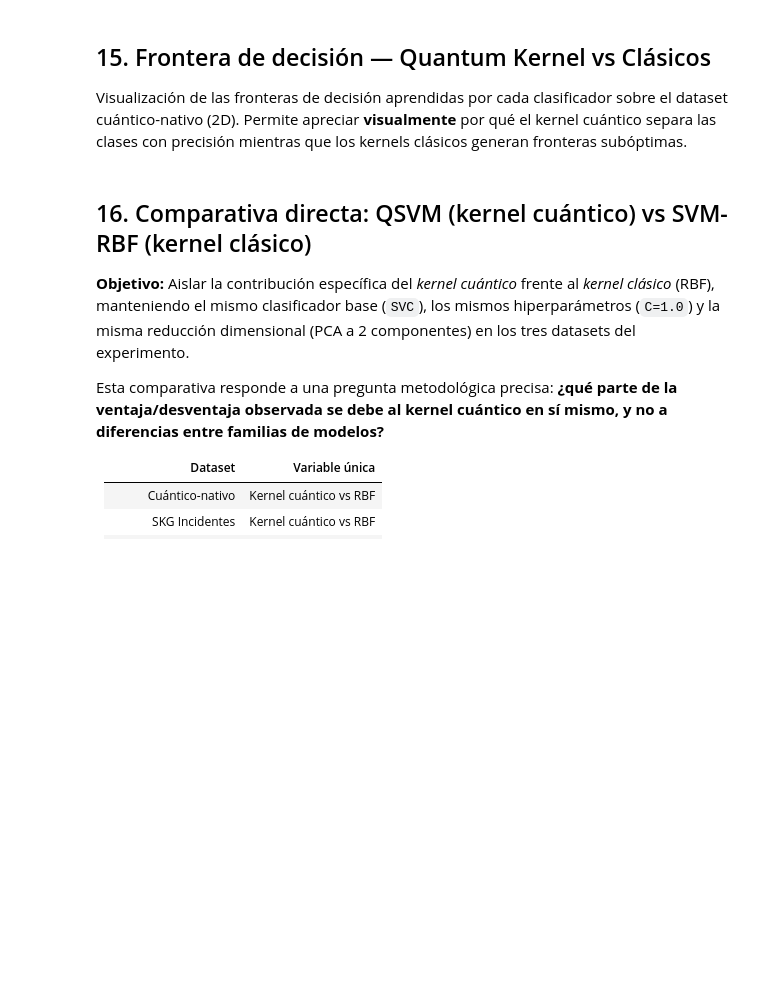
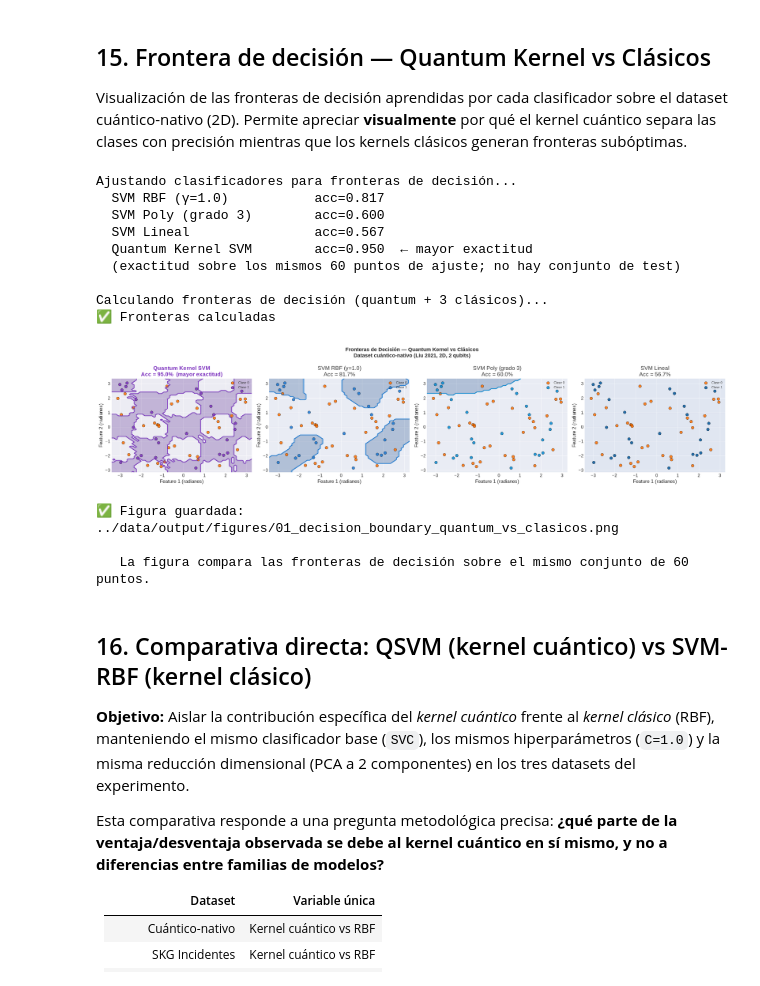
Before and after one commit to juandapradam12/OldUNIR-MasterQC-QuantumAdvantageInDataScienceOld, a Jupyter notebook: POCs/notebooks/01_clasificacion_quantum_vs_clasico.ipynb, the cells around one changed output. Cells and saved outputs as stored; diff of their text form; code cells hidden in the pictures; blank space fills up the shorter version.

```diff
--- a/POCs/notebooks/01_clasificacion_quantum_vs_clasico.ipynb
+++ b/POCs/notebooks/01_clasificacion_quantum_vs_clasico.ipynb
@@ -880,7 +871,7 @@ import warnings
 warnings.filterwarnings("ignore")
 
 # ── 13.1 Carga y preprocesamiento ─────────────────────────────────────────────
-SKG_PATH = Path("/Users/juanprada/Documents/TFM_ComputacionCuantica/Datos/incidents_movility.csv")
+SKG_PATH = Path.cwd().resolve().parents[1] / "Datos/incidents_movility.csv"
 df_skg = pd.read_csv(SKG_PATH, low_memory=False)
 
 # Filtrar solo las 2 clases principales (Simple=25, Con lesionado=26)
@@ -1241,6 +1244,7 @@ class QuantumKernelWrapper(SkSVC_db):
     """SVC que usa kernel cuántico para predicción sobre nuevos puntos."""
     def __init__(self, qkernel, X_train, y_train):
         super().__init__(kernel='precomputed', C=1.0)
+        self.qkernel, self.X_train, self.y_train = qkernel, X_train, y_train
         self.qkernel_ = qkernel
         self.X_train_ = X_train
         # fit con matriz precomputada
@@ -1257,16 +1261,19 @@ print("Ajustando clasificadores para fronteras de decisión...")
 qk_db_wrapper = QuantumKernelWrapper(qk_vis, X_vis, y_vis)
 acc_db_q = (qk_db_wrapper.predict(X_vis) == y_vis).mean()
 
+KEY_RBF, KEY_POLY, KEY_LIN = 'SVM RBF\n(γ=1.0)', 'SVM Poly\n(grado 3)', 'SVM Lineal'
 classicals_db = {
-    'SVM RBF\n(γ=1.0)':         SkSVC_db(kernel='rbf',    C=1.0, gamma=1.0).fit(X_vis, y_vis),
-    'SVM Poly\n(grado 3)':      SkSVC_db(kernel='poly',   C=1.0, degree=3).fit(X_vis, y_vis),
-    'SVM Lineal':                SkSVC_db(kernel='linear', C=1.0).fit(X_vis, y_vis),
+    KEY_RBF:  SkSVC_db(kernel='rbf',    C=1.0, gamma=1.0).fit(X_vis, y_vis),
+    KEY_POLY: SkSVC_db(kernel='poly',   C=1.0, degree=3).fit(X_vis, y_vis),
+    KEY_LIN:  SkSVC_db(kernel='linear', C=1.0).fit(X_vis, y_vis),
 }
 
-for name_db, clf_db in classicals_db.items():
-    acc_db = (clf_db.predict(X_vis) == y_vis).mean()
+acc_clasicos = {n: (m.predict(X_vis) == y_vis).mean() for n, m in classicals_db.items()}
+for name_db, acc_db in acc_clasicos.items():
     print(f"  {name_db.replace(chr(10),' '):<25} acc={acc_db:.3f}")
-print(f"  {'Quantum Kernel SVM':<25} acc={acc_db_q:.3f}  ← BEST")
+es_mejor = acc_db_q >= max(acc_clasicos.values())
+print(f"  {'Quantum Kernel SVM':<25} acc={acc_db_q:.3f}" + ("  ← mayor exactitud" if es_mejor else ""))
+print("  (exactitud sobre los mismos 60 puntos de ajuste; no hay conjunto de test)")
 
 # ── 15.2 Grilla para trazar fronteras ────────────────────────────────────────
 x_min, x_max = X_vis[:, 0].min() - 0.3, X_vis[:, 0].max() + 0.3
@@ -1279,45 +1286,57 @@ print("\nCalculando fronteras de decisión (quantum + 3 clásicos)...")
 # Cuántico sobre grilla
 Z_q = qk_db_wrapper.predict(grid).reshape(xx.shape)
 # Clásicos sobre grilla
-Z_rbf  = classicals_db['SVM RBF\n(γ=1.0)'].predict(grid).reshape(xx.shape)
-Z_poly = classicals_db['SVM Poly\n(grado 3)'].predict(grid).reshape(xx.shape)
-Z_lin  = classicals_db['SVM Lineal'].predict(grid).reshape(xx.shape)
+Z_rbf  = classicals_db[KEY_RBF].predict(grid).reshape(xx.shape)
+Z_poly = classicals_db[KEY_POLY].predict(grid).reshape(xx.shape)
+Z_lin  = classicals_db[KEY_LIN].predict(grid).reshape(xx.shape)
 print("✅ Fronteras calculadas")
 
 # ── 15.3 Visualización ───────────────────────────────────────────────────────
 fig, axes = plt.subplots(1, 4, figsize=(22, 5))
 fig.suptitle('Fronteras de Decisión — Quantum Kernel vs Clásicos\n'
              'Dataset cuántico-nativo (Liu 2021, 2D, 2 qubits)',
              fontsize=13, fontweight='bold')
 
 configs = [
-    (axes[0], Z_q,    '#7B2FBE', 'Purples',  f'Quantum Kernel SVM\nAcc = {acc_db_q:.1%}  ✅ MEJOR'),
-    (axes[1], Z_rbf,  '#1976D2', 'Blues',    f'SVM RBF (γ=1.0)\nAcc = {classicals_db["SVM RBF\\n(γ=1.0)"].score(X_vis,y_vis):.1%}'),
-    (axes[2], Z_poly, '#0288D1', 'Blues',    f'SVM Poly (grado 3)\nAcc = {classicals_db["SVM Poly\\n(grado 3)"].score(X_vis,y_vis):.1%}'),
-    (axes[3], Z_lin,  '#01579B', 'Blues',    f'SVM Lineal\nAcc = {classicals_db["SVM Lineal"].score(X_vis,y_vis):.1%}'),
+    (axes[0], Z_q,    '#7B2FBE', 'Purples',  f'Quantum Kernel SVM\nAcc = {acc_db_q:.1%}' + ('  (mayor exactitud)' if es_mejor else '')),
+    (axes[1], Z_rbf,  '#1976D2', 'Blues',    f'SVM RBF (γ=1.0)\nAcc = {acc_clasicos[KEY_RBF]:.1%}'),
+    (axes[2], Z_poly, '#0288D1', 'Blues',    f'SVM Poly (grado 3)\nAcc = {acc_clasicos[KEY_POLY]:.1%}'),
+    (axes[3], Z_lin,  '#01579B', 'Blues',    f'SVM Lineal\nAcc = {acc_clasicos[KEY_LIN]:.1%}'),
 ]
 
 for ax_db, Z, ec, cmap_db, title_db in configs:
     ax_db.contourf(xx, yy, Z, alpha=0.25, cmap=cmap_db)
     ax_db.contour(xx, yy, Z, colors=ec, linewidths=1.5, linestyles='-', levels=[0.5])
     # Puntos
     ax_db.scatter(X_vis[y_vis==0, 0], X_vis[y_vis==0, 1],
                   c='#FF6F00', s=50, edgecolors='k', lw=0.5, label='Clase 0', alpha=0.85)
     ax_db.scatter(X_vis[y_vis==1, 0], X_vis[y_vis==1, 1],
                   c=ec, s=50, edgecolors='k', lw=0.5, label='Clase 1', alpha=0.85)
     ax_db.set_xlim(x_min, x_max); ax_db.set_ylim(y_min, y_max)
     ax_db.set_xlabel('Feature 1 (radianes)'); ax_db.set_ylabel('Feature 2 (radianes)')
-    ax_db.set_title(title_db, fontweight='bold' if 'MEJOR' in title_db else 'normal',
+    ax_db.set_title(title_db, fontweight='bold' if 'Quantum' in title_db else 'normal',
                     color='#7B2FBE' if 'Quantum' in title_db else '#333')
     ax_db.legend(fontsize=8, loc='upper right')
 
 plt.tight_layout()
 plt.savefig(OUT_FIGURES / '01_decision_boundary_quantum_vs_clasicos.png', dpi=150, bbox_inches='tight')
 plt.show()
 print(f"✅ Figura guardada: {OUT_FIGURES / '01_decision_boundary_quantum_vs_clasicos.png'}")
-print(f"\n   El kernel cuántico aprende una frontera NO LINEAL compleja que")
-print(f"   refleja la estructura intrínseca del espacio de Hilbert del ZZFeatureMap.")
-print(f"   Los kernels clásicos producen fronteras más simples que cometen más errores.")
+print("\n   La figura compara las fronteras de decisión sobre el mismo conjunto de 60 puntos.")
+# %% [output]
+Ajustando clasificadores para fronteras de decisión...
+  SVM RBF (γ=1.0)           acc=0.817
+  SVM Poly (grado 3)        acc=0.600
+  SVM Lineal                acc=0.567
+  Quantum Kernel SVM        acc=0.950  ← mayor exactitud
+  (exactitud sobre los mismos 60 puntos de ajuste; no hay conjunto de test)
+
+Calculando fronteras de decisión (quantum + 3 clásicos)...
+✅ Fronteras calculadas
+[figure, added]
+✅ Figura guardada: ../data/output/figures/01_decision_boundary_quantum_vs_clasicos.png
+
+   La figura compara las fronteras de decisión sobre el mismo conjunto de 60 puntos.
 # %% [markdown]
 ## 16. Comparativa directa: QSVM (kernel cuántico) vs SVM-RBF (kernel clásico)
 
```
Also changed, not shown: parts of 10 cells of this notebook, 16 other files.
